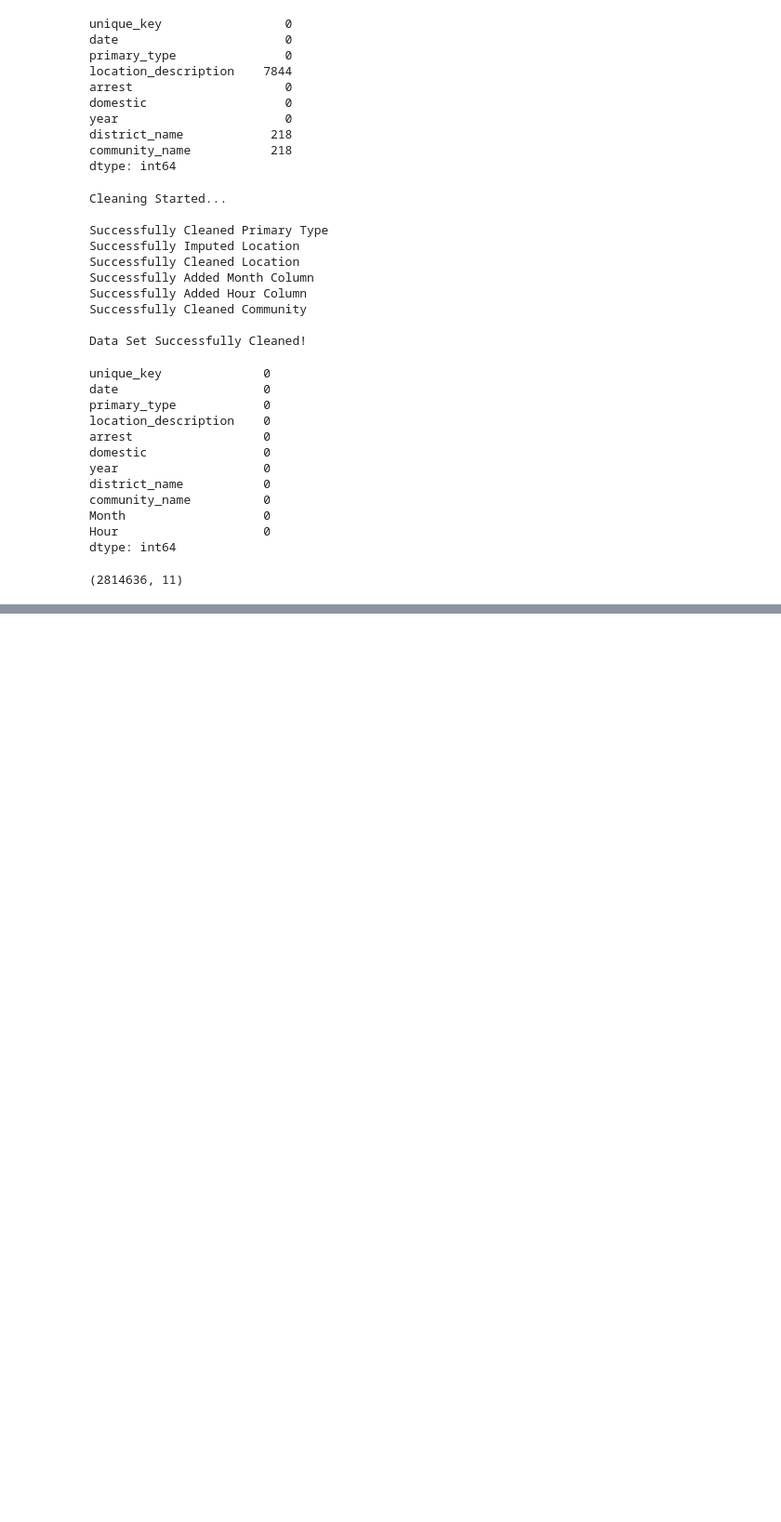
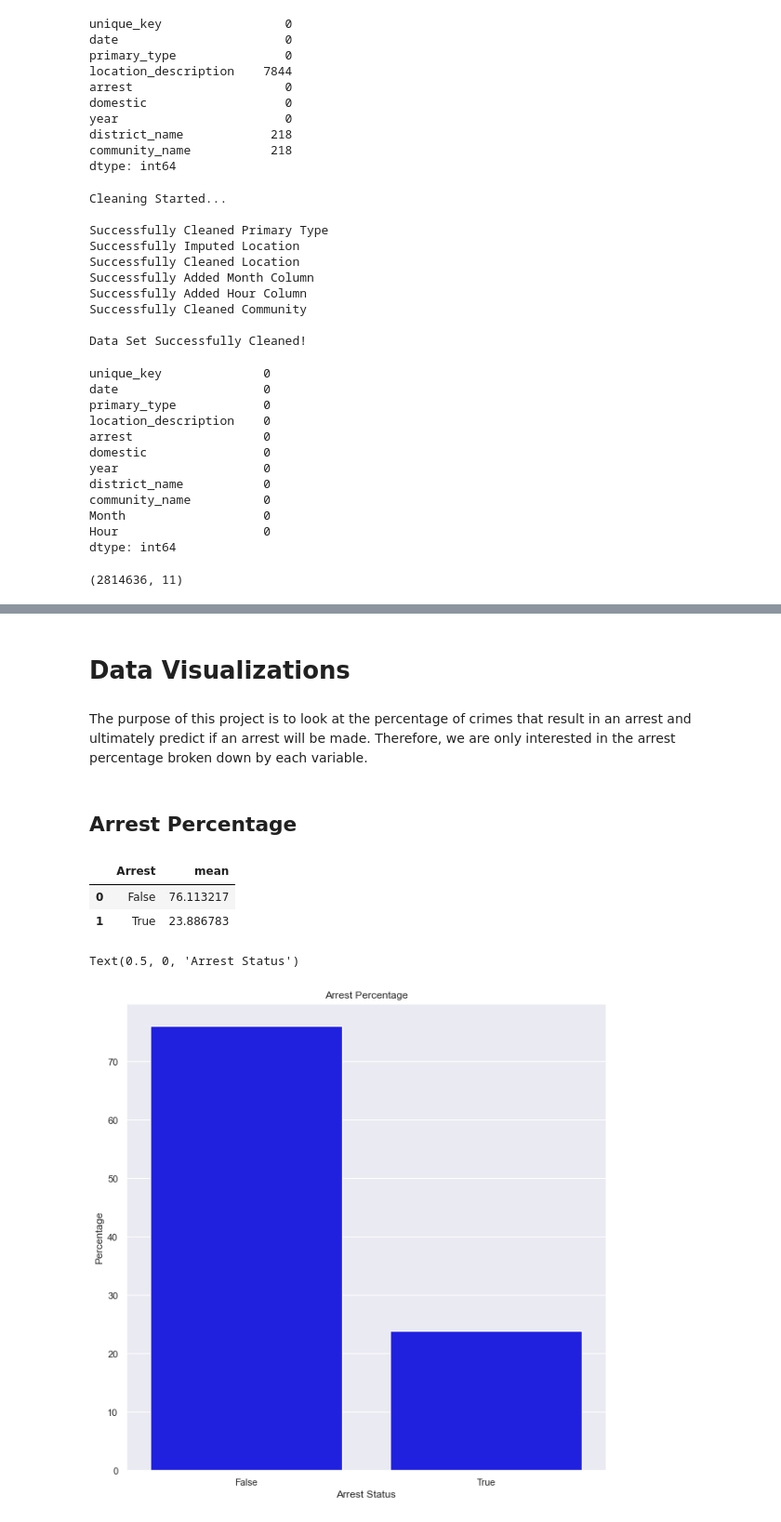
Before and after one commit to AustinYunker/Chicago-Crime-Analysis, a Jupyter notebook: Data Visualization.ipynb, the cells around one changed output, grey strips where cells are left out. Shown at 93% size. Drawn from its saved outputs; the diff is of its cells as text; code cells hidden in the pictures; blank space fills up the shorter version.

```diff
--- a/Data Visualization.ipynb
+++ b/Data Visualization.ipynb
@@ -100,3 +101,29 @@ chicago_train.head()
 | 2 | 11861007 | 2019-10-14 22:47:00+00:00 | OTHER OFFENSE | STREET | True | False | 2019 | Far Southeast | ... |
 | 3 | 10599541 | 2016-07-15 22:30:00+00:00 | INTERFERENCE WITH PUBLIC OFFICER | PARKING | True | False | 2016 | Far Southeast | ... |
 | 4 | 10707134 | 2016-10-04 17:00:00+00:00 | DECEPTIVE PRACTICE | STREET | False | False | 2016 | Far Southeast | ... |
+# %% [markdown]
+# Data Visualizations
+# %% [markdown]
+The purpose of this project is to look at the percentage of crimes that result in an arrest and ultimately predict if an arrest will be made. Therefore, we are only interested in the arrest percentage broken down by each variable.
+# %% [markdown]
+## Arrest Percentage
+# %%
+#Group by arrest while dividing by the number of rows to get the percentage
+arrest_grp = (chicago_train["arrest"].value_counts() / chicago_train.shape[0]) * 100
+arrest_grp = pd.DataFrame(arrest_grp).reset_index().rename(columns ={"index": "Arrest", "arrest" : "mean"})
+arrest_grp
+# %% [output]
+|  | Arrest | mean |
+| 0 | False | 76.113217 |
+| 1 | True | 23.886783 |
+# %%
+#Make a bar chart of the results
+sns.set(rc = {'figure.figsize':(10,10)})
+sns.barplot(x="Arrest", y = "mean", order = arrest_grp["Arrest"] \
+                                            , data = arrest_grp, color = "blue")
+plt.title("Arrest Percentage")
+plt.ylabel("Percentage")
+plt.xlabel("Arrest Status")
+# %% [output]
+Text(0.5, 0, 'Arrest Status')
+[figure, added]
```
Also changed, not shown: parts of 10 cells of this notebook, 1 other file.
